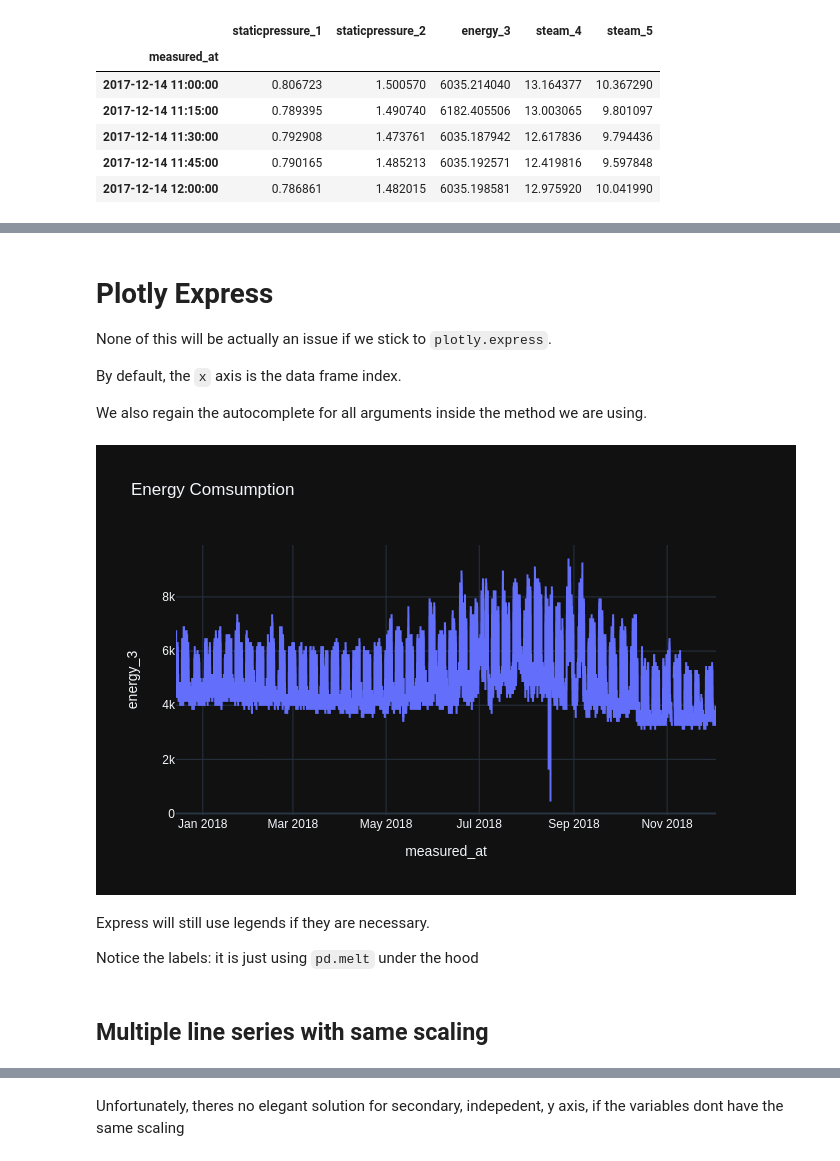
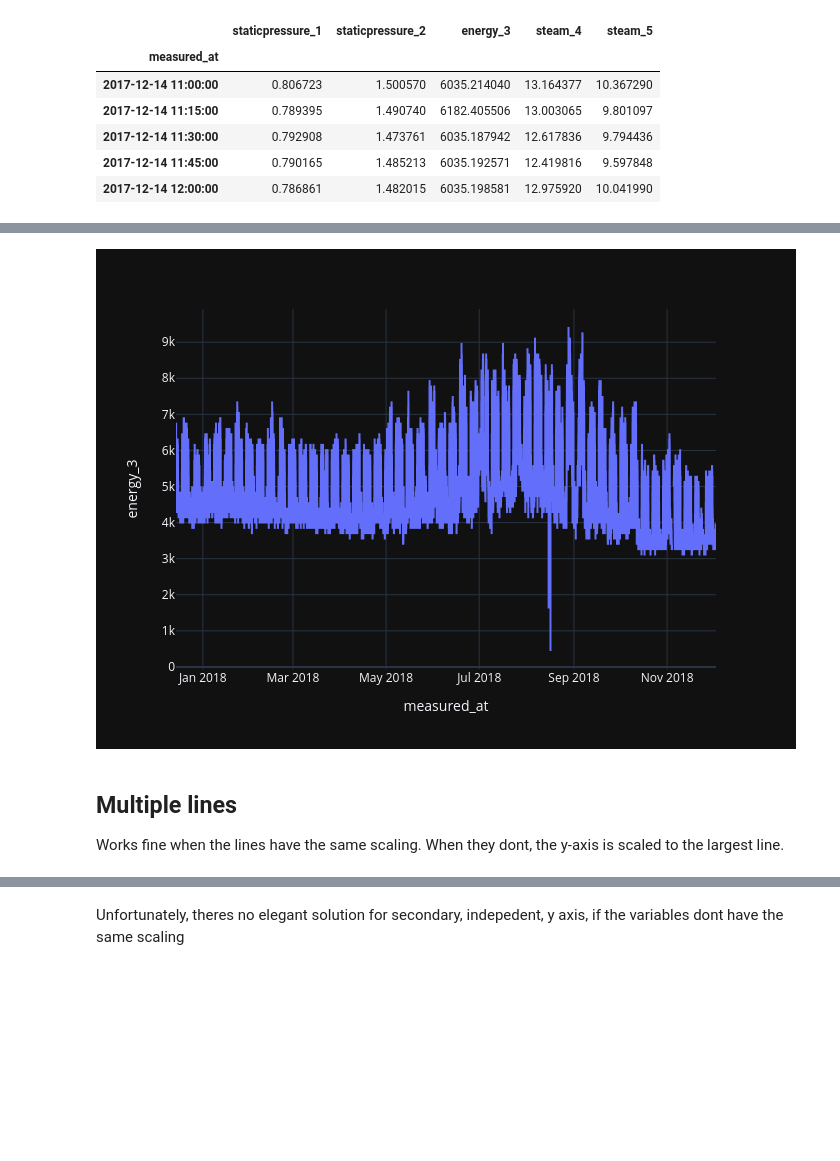
Before and after one commit to a0th/plotly, a Jupyter notebook: plotly.ipynb, the cells around one changed output, grey strips where cells are left out. Cells and saved outputs as stored; diff of their text form; code cells hidden in the pictures; blank space fills up the shorter version.

```diff
--- a/plotly.ipynb
+++ b/plotly.ipynb
@@ -116,20 +81,10 @@ data.energy_3.plot(
-# %% [markdown]
-# Plotly Express
-None of this will be actually an issue if we stick to `plotly.express`.
-
-By default, the `x` axis is the data frame index.
-
-We also regain the autocomplete for all arguments inside the method we are using.
 # %%
-px.line(data, y="energy_3", title="Energy Comsumption")
+px.line(data,y='energy_3')
 # %% [output]
-[figure, old version]
+[figure, new version]
-# %% [markdown]
-Express will still use legends if they are necessary.
-
-Notice the labels: it is just using `pd.melt` under the hood
-# %% [markdown]
-## Multiple line series with same scaling
+# %% [markdown]
+## Multiple lines
+Works fine when the lines have the same scaling. When they dont, the y-axis is scaled to the largest line.
 # %%
 px.line(data, y=["steam_4", "steam_5"], title="Energy Comsumption")
 # %% [output]
```
Also changed, not shown: parts of 44 cells of this notebook, 2 other files.
